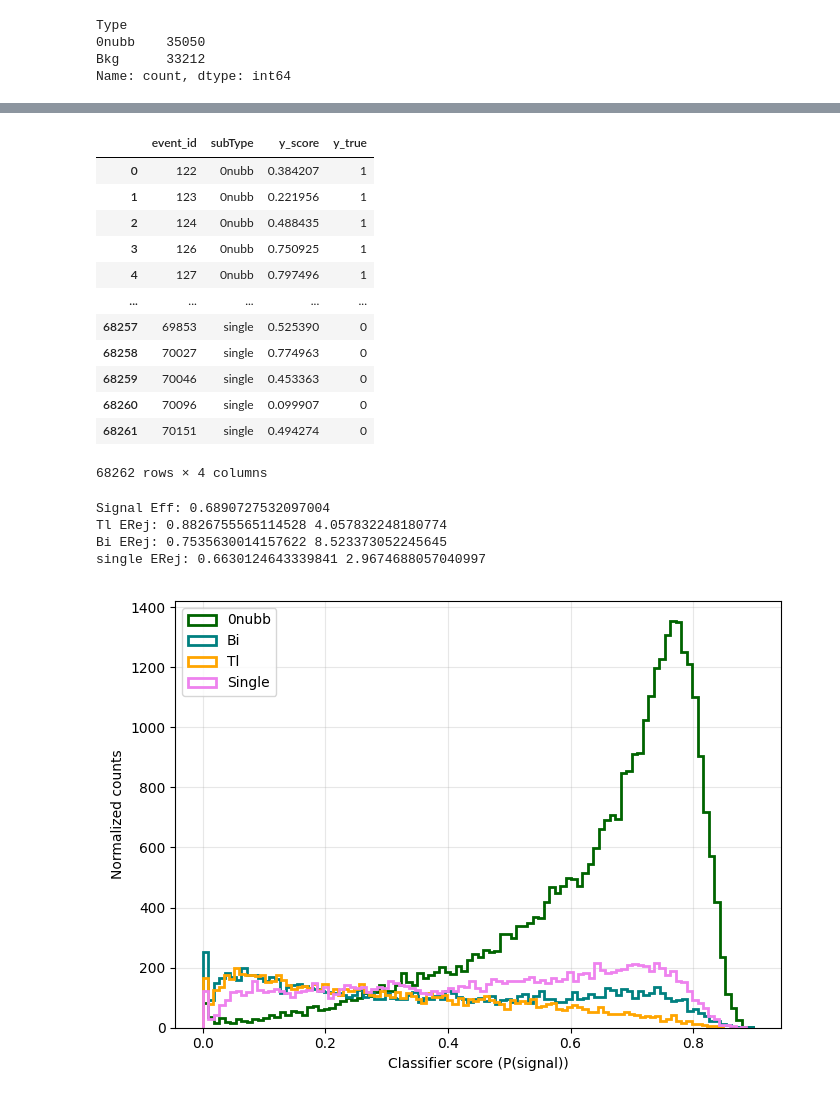
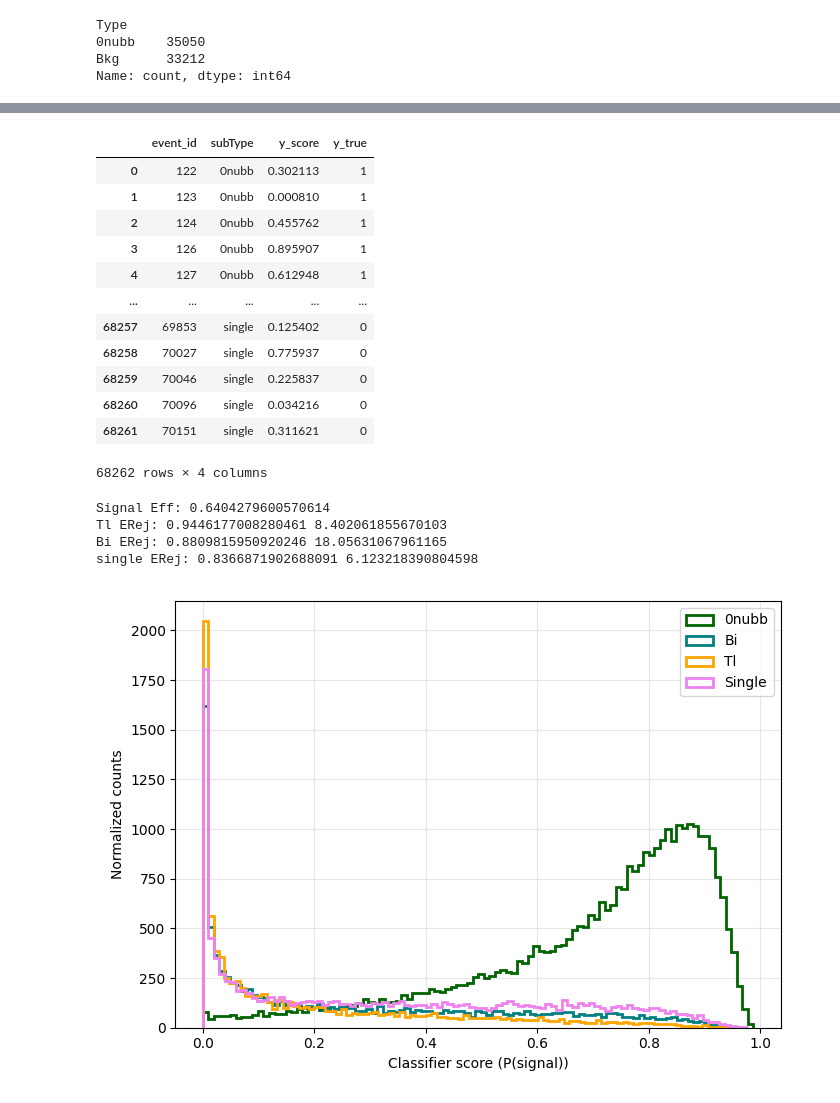
Before and after one commit to kvjmistry/ATPC, a Jupyter notebook: notebooks/ML_GNN.ipynb, the cells around one changed output, grey strips where cells are left out. Cells and saved outputs as stored; diff of their text form; code cells hidden in the pictures.

```diff
--- a/notebooks/ML_GNN.ipynb
+++ b/notebooks/ML_GNN.ipynb
@@ -546,7 +544,7 @@ train_loss_hist = []
 val_loss_hist = []
 val_acc_hist = []
 
-for epoch in range(5):
+for epoch in range(100):
 
     # -------- training --------
     # Put the model in training mode, gradients will be computed
@@ -757,50 +766,52 @@ df_scores_merged = pd.merge(df_scores_merged, df_scores_all, on="event_id")
 display(df_scores_merged)
 # %% [output]
 |  | event_id | subType | y_score | y_true |
-| 0 | 122 | 0nubb | 0.384207 | 1 |
-| 1 | 123 | 0nubb | 0.221956 | 1 |
-| 2 | 124 | 0nubb | 0.488435 | 1 |
-| 3 | 126 | 0nubb | 0.750925 | 1 |
-| 4 | 127 | 0nubb | 0.797496 | 1 |
+| 0 | 122 | 0nubb | 0.302113 | 1 |
+| 1 | 123 | 0nubb | 0.000810 | 1 |
+| 2 | 124 | 0nubb | 0.455762 | 1 |
+| 3 | 126 | 0nubb | 0.895907 | 1 |
+| 4 | 127 | 0nubb | 0.612948 | 1 |
 | ... | ... | ... | ... | ... |
-| 68257 | 69853 | single | 0.525390 | 0 |
-| 68258 | 70027 | single | 0.774963 | 0 |
-| 68259 | 70046 | single | 0.453363 | 0 |
-| 68260 | 70096 | single | 0.099907 | 0 |
-| 68261 | 70151 | single | 0.494274 | 0 |
+| 68257 | 69853 | single | 0.125402 | 0 |
+| 68258 | 70027 | single | 0.775937 | 0 |
+| 68259 | 70046 | single | 0.225837 | 0 |
+| 68260 | 70096 | single | 0.034216 | 0 |
+| 68261 | 70151 | single | 0.311621 | 0 |
 68262 rows × 4 columns
 # %%
 def CalcEfficiency(df, label, cut):
     num = len(df[ (df.subType == label) & (df.y_score > cut)])
     den = len(df[ (df.subType == label)])
     return num/den
+
+cut = 0.68
 
 print("Signal Eff:",    CalcEfficiency(df_scores_merged, "0nubb",  cut))
 print("Tl ERej:",     1-CalcEfficiency(df_scores_merged, "Tl",     cut), 1/CalcEfficiency(df_scores_merged, "Bi",     cut))
 print("Bi ERej:",     1-CalcEfficiency(df_scores_merged, "Bi",     cut), 1/CalcEfficiency(df_scores_merged, "Tl",     cut))
 print("single ERej:", 1-CalcEfficiency(df_scores_merged, "single", cut), 1/CalcEfficiency(df_scores_merged, "single", cut))
 
 plt.figure(figsize=(7,5))
 
 bins = 100
 
 plt.hist(df_scores_merged[ (df_scores_merged.subType == "0nubb")].y_score,bins=bins,density=False,histtype='step',linewidth=2,label='0nubb', color = "darkgreen");
 plt.hist(df_scores_merged[ (df_scores_merged.subType == "Bi")].y_score,bins=bins,density=False,histtype='step',linewidth=2,label='Bi', color = "Teal");
 plt.hist(df_scores_merged[ (df_scores_merged.subType == "Tl")].y_score,bins=bins,density=False,histtype='step',linewidth=2,label='Tl', color = "Orange");
 plt.hist(df_scores_merged[ (df_scores_merged.subType == "single")].y_score,bins=bins,density=False,histtype='step',linewidth=2,label='Single', color = "violet");
 
 
 plt.xlabel("Classifier score (P(signal))")
 plt.ylabel("Normalized counts")
 plt.legend()
 plt.grid(alpha=0.3)
 
 # plt.semilogy()
 plt.tight_layout()
 plt.show()
 # %% [output]
-Signal Eff: 0.6890727532097004
-Tl ERej: 0.8826755565114528 4.057832248180774
-Bi ERej: 0.7535630014157622 8.523373052245645
-single ERej: 0.6630124643339841 2.9674688057040997
+Signal Eff: 0.6404279600570614
+Tl ERej: 0.9446177008280461 8.402061855670103
+Bi ERej: 0.8809815950920246 18.05631067961165
+single ERej: 0.8366871902688091 6.123218390804598
-[figure, old version]
+[figure, new version]
```
Also changed, not shown: parts of 8 cells of this notebook.
